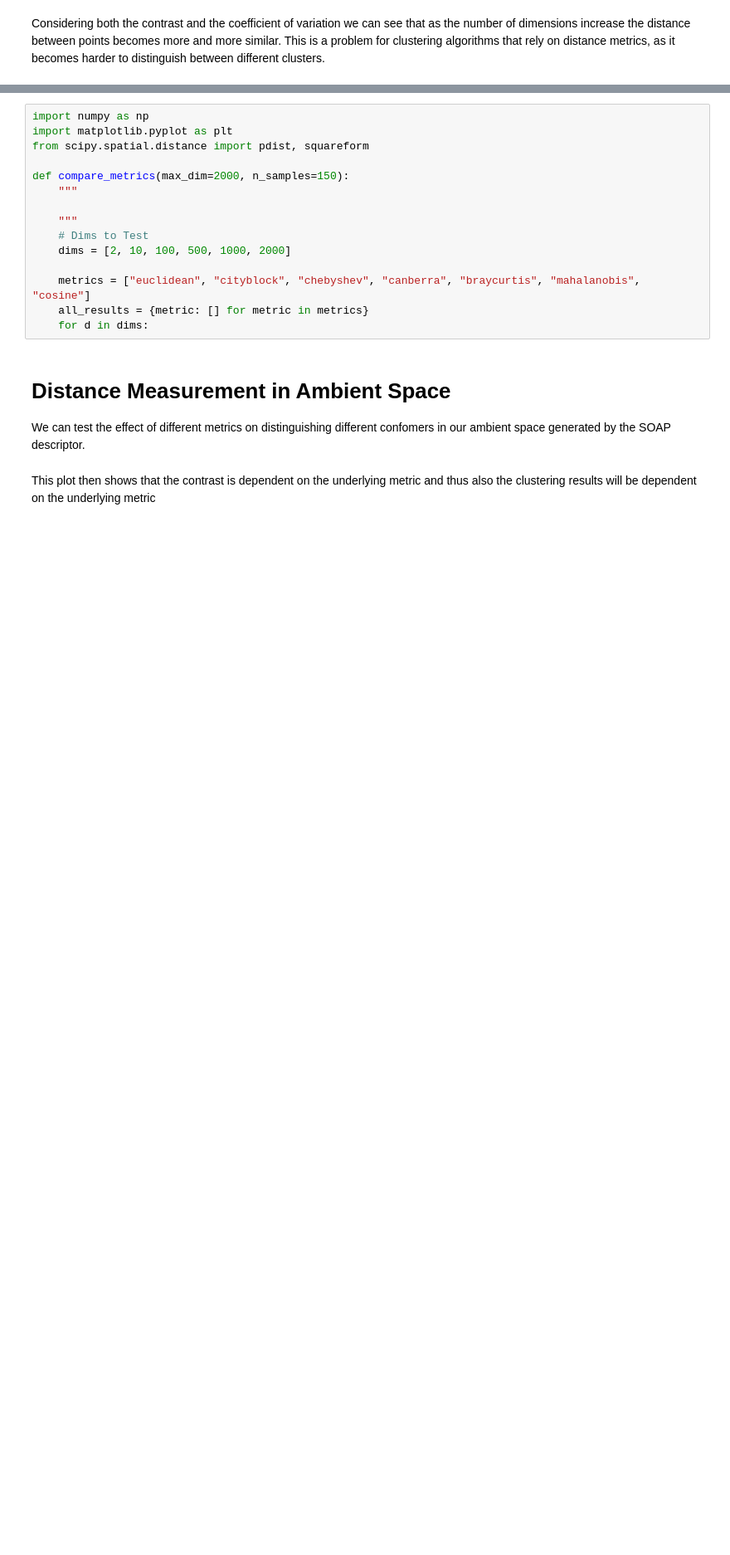
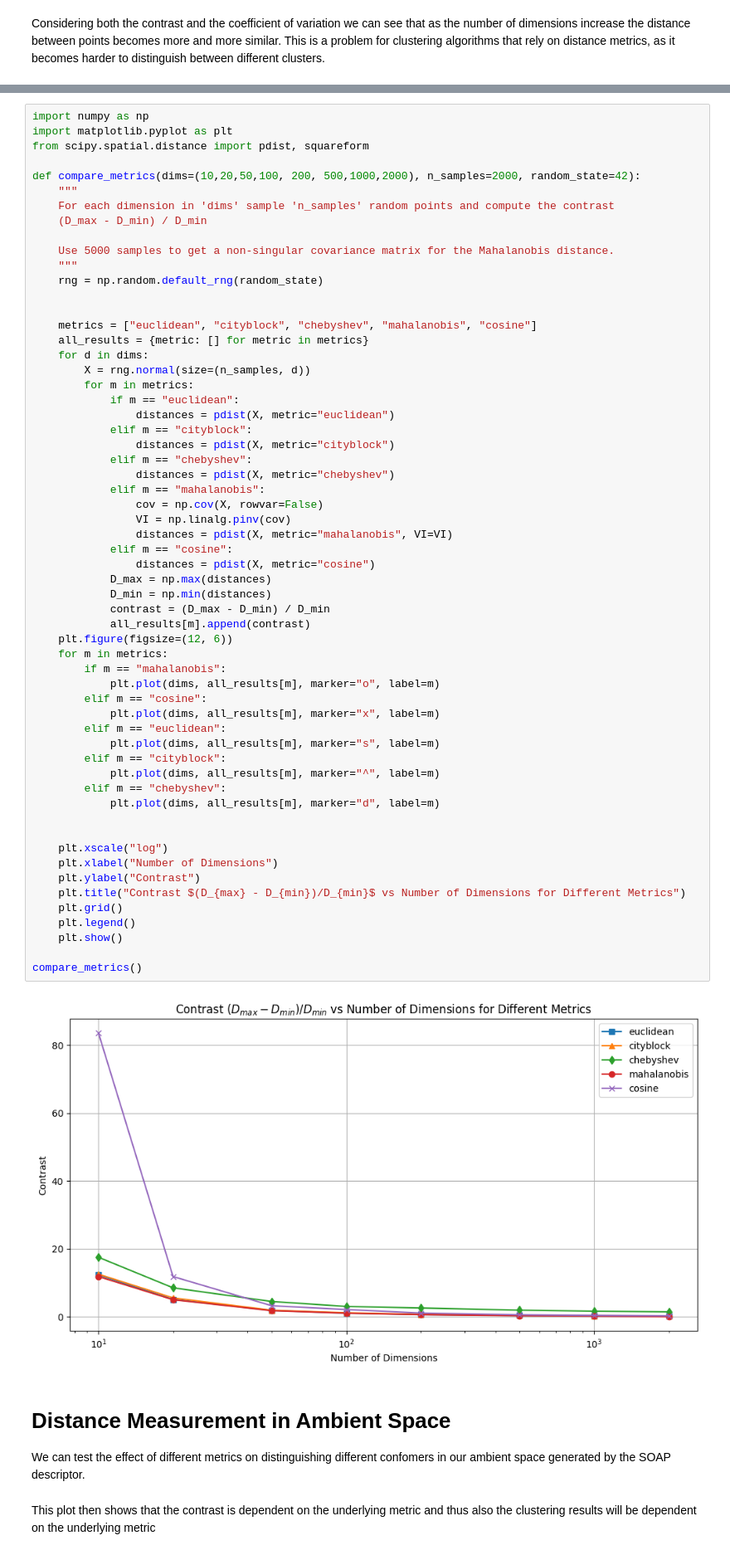
Before and after one commit to LukasMeinschad/cluster_generation, a Jupyter notebook: notebooks/feature_dscribe.ipynb, the cells around one changed output, grey strips where cells are left out. Shown at 83% size. Saved outputs shown, nothing was run; the diff lists cells and outputs as text; blank space fills up the shorter version.

```diff
--- a/notebooks/feature_dscribe.ipynb
+++ b/notebooks/feature_dscribe.ipynb
@@ -143,18 +142,64 @@ For this we consider the following metrics:
 # %%
 import numpy as np
 import matplotlib.pyplot as plt
 from scipy.spatial.distance import pdist, squareform
 
-def compare_metrics(max_dim=2000, n_samples=150):
+def compare_metrics(dims=(10,20,50,100, 200, 500,1000,2000), n_samples=2000, random_state=42):
     """
+    For each dimension in 'dims' sample 'n_samples' random points and compute the contrast
+    (D_max - D_min) / D_min
 
+    Use 5000 samples to get a non-singular covariance matrix for the Mahalanobis distance.
     """
-    # Dims to Test
-    dims = [2, 10, 100, 500, 1000, 2000]
+    rng = np.random.default_rng(random_state)
 
-    metrics = ["euclidean", "cityblock", "chebyshev", "canberra", "braycurtis", "mahalanobis", "cosine"]
+
+    metrics = ["euclidean", "cityblock", "chebyshev", "mahalanobis", "cosine"]
     all_results = {metric: [] for metric in metrics}
     for d in dims:
+        X = rng.normal(size=(n_samples, d))
+        for m in metrics:
+            if m == "euclidean":
+                distances = pdist(X, metric="euclidean")
+            elif m == "cityblock":
+                distances = pdist(X, metric="cityblock")
+            elif m == "chebyshev":
+                distances = pdist(X, metric="chebyshev")
+            elif m == "mahalanobis":
+                cov = np.cov(X, rowvar=False)
+                VI = np.linalg.pinv(cov)
+                distances = pdist(X, metric="mahalanobis", VI=VI)
+            elif m == "cosine":
+                distances = pdist(X, metric="cosine")
+            D_max = np.max(distances)
+            D_min = np.min(distances)
+            contrast = (D_max - D_min) / D_min
+            all_results[m].append(contrast)
+    plt.figure(figsize=(12, 6))
+    for m in metrics:
+        if m == "mahalanobis":
+            plt.plot(dims, all_results[m], marker="o", label=m)
+        elif m == "cosine":
+            plt.plot(dims, all_results[m], marker="x", label=m)
+        elif m == "euclidean":
+            plt.plot(dims, all_results[m], marker="s", label=m)
+        elif m == "cityblock":
+            plt.plot(dims, all_results[m], marker="^", label=m)
+        elif m == "chebyshev":
+            plt.plot(dims, all_results[m], marker="d", label=m)
+
+
+    plt.xscale("log")
+    plt.xlabel("Number of Dimensions")
+    plt.ylabel("Contrast")
+    plt.title("Contrast $(D_{max} - D_{min})/D_{min}$ vs Number of Dimensions for Different Metrics")
+    plt.grid()
+    plt.legend()
+    plt.show()
+
+compare_metrics()
+# %% [output]
+[figure, added]
 # %% [markdown]
 # Distance Measurement in Ambient Space
 
```
Also changed, not shown: parts of 4 cells of this notebook, 30 other files.
